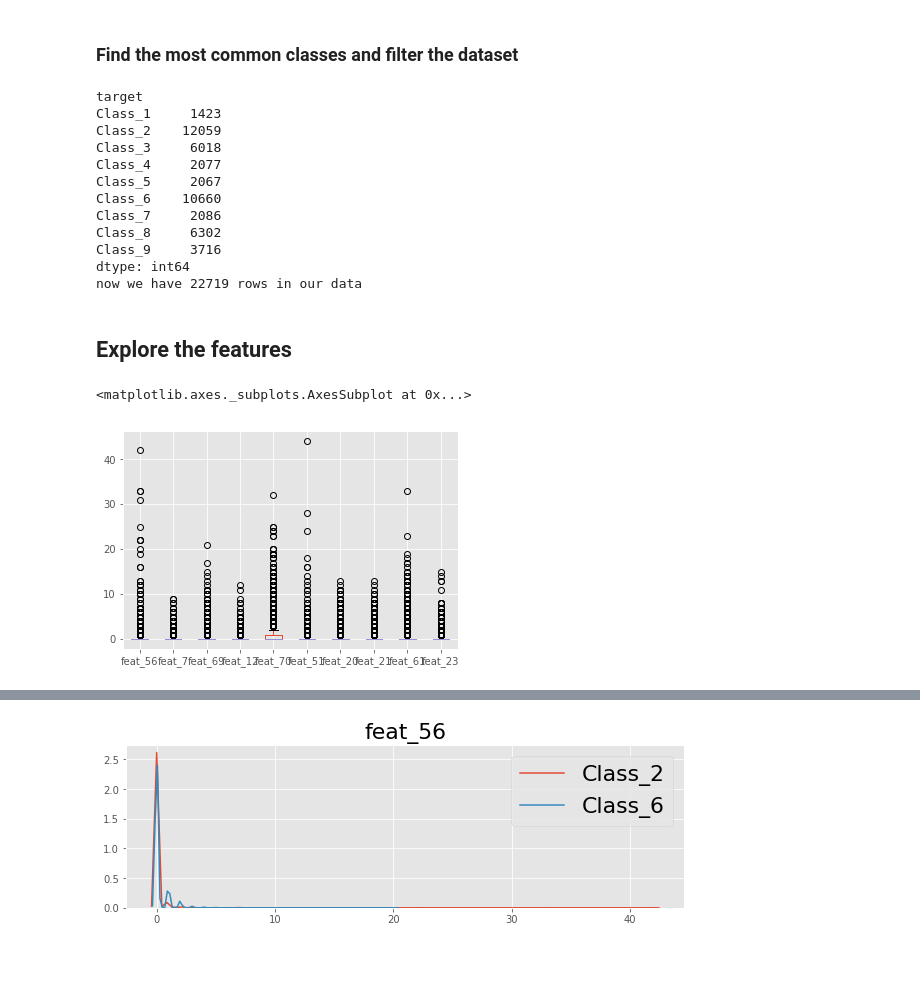
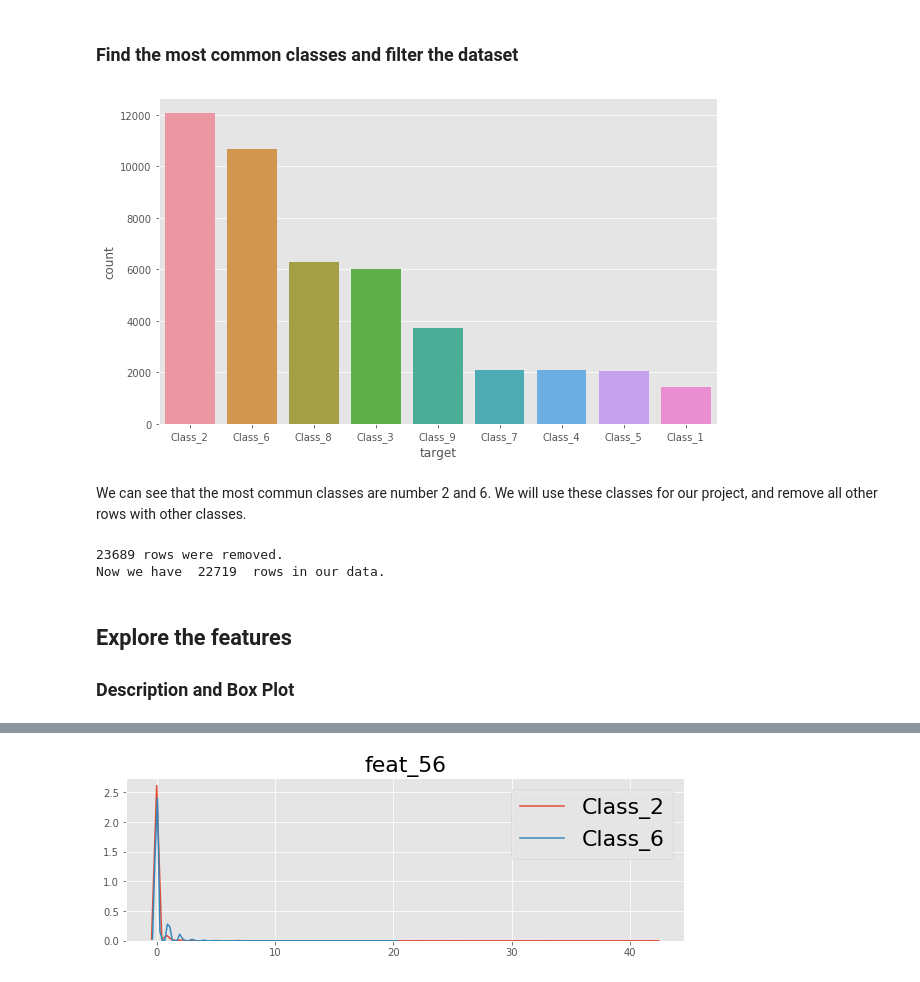
Before and after one commit to tyanay/Data-mining-project, a Jupyter notebook: Data mining project.ipynb, the cells around one changed output, grey strips where cells are left out. Drawn from its saved outputs; the diff is of its cells as text; code cells hidden in the pictures.

```diff
--- a/Data mining project.ipynb
+++ b/Data mining project.ipynb
@@ -22,31 +29,22 @@ df.head(5)
 | 4 | 0 | 0 | 0 | 0 | 2 | 0 | 0 | 0 | 0 | 0 | Class_3 |
 # %% [markdown]
 ### Find the most common classes and filter the dataset
+# %%
+plt.figure(num=None, figsize=(10, 6), facecolor='w', edgecolor='k')
+h = sns.countplot(x="target", data=df, order = df['target'].value_counts().index)
+# %% [output]
+[figure, added]
+# %% [markdown]
+We can see that the most commun classes are number 2 and 6. We will use these classes for our project, and remove all other rows with other classes.
 # %%
-print df.groupby('target').size()
-df = df[(df['target'] == 'Class_6') | (df['target'] == 'Class_2')]
+old_row_num = df.shape[0]
+df = df[(df['target'] == 'Class_6') | (df['target'] == 'Class_2')]  # Select Features 2 and 6 only.
 df.head(5)
-print "now we have " + str(df.shape[0]) + " rows in our data"
 row_num = df.shape[0]
+print old_row_num - row_num, "rows were removed.\nNow we have ", str(df.shape[0]) ," rows in our data."
 # %% [output]
-target
-Class_1     1423
-Class_2    12059
-Class_3     6018
-Class_4     2077
-Class_5     2067
-Class_6    10660
-Class_7     2086
-Class_8     6302
-Class_9     3716
-dtype: int64
-now we have 22719 rows in our data
+23689 rows were removed.
+Now we have  22719  rows in our data.
 # %% [markdown]
 ## Explore the features
+### Description and Box Plot
-# %%
-%matplotlib inline
-df.describe()
-df.boxplot()
-# %% [output]
-<matplotlib.axes._subplots.AxesSubplot at 0x...>
-[figure, removed]
```
Also changed, not shown: parts of 18 cells of this notebook.
